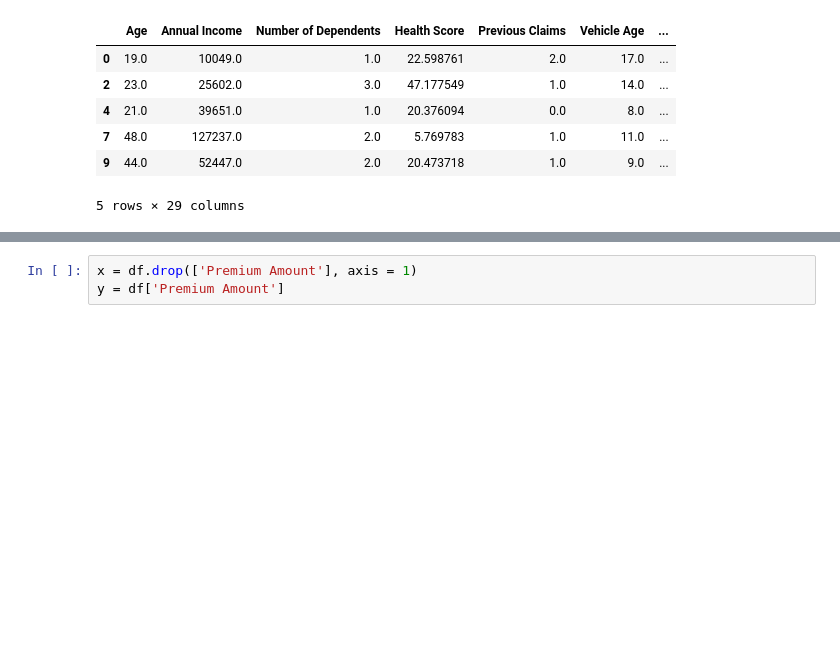
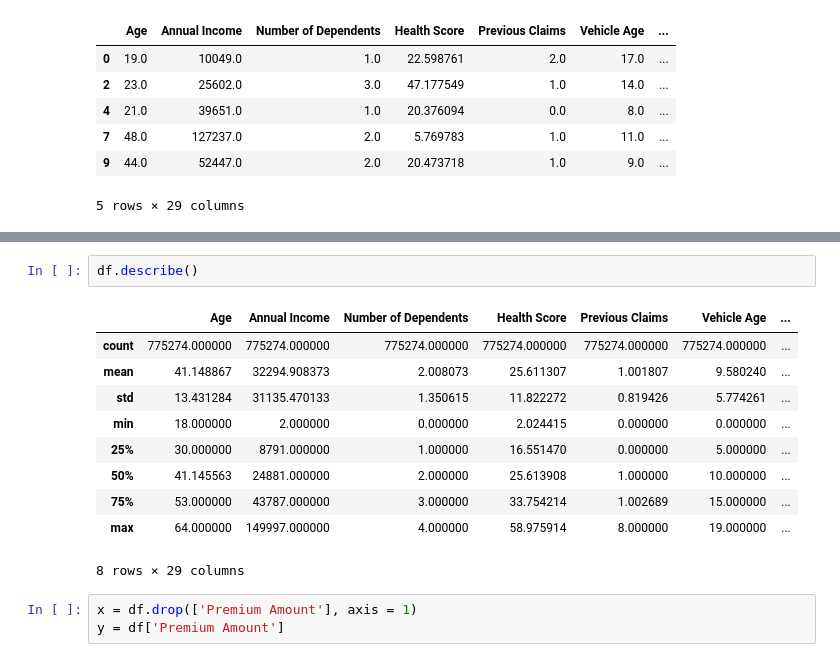
Before and after one commit to yash-meshram/Insurance-Premium, a Jupyter notebook: insurance-premium.ipynb, the cells around one changed output, grey strips where cells are left out. Drawn from its saved outputs; the diff is of its cells as text; blank space fills up the shorter version.

```diff
--- a/insurance-premium.ipynb
+++ b/insurance-premium.ipynb
@@ -93,3 +115,16 @@ df.dtypes
+# %%
+df.describe()
+# %% [output]
+|  | Age | Annual Income | Number of Dependents | Health Score | Previous Claims | Vehicle Age | ... |
+| count | 775274.000000 | 775274.000000 | 775274.000000 | 775274.000000 | 775274.000000 | 775274.000000 | ... |
+| mean | 41.148867 | 32294.908373 | 2.008073 | 25.611307 | 1.001807 | 9.580240 | ... |
+| std | 13.431284 | 31135.470133 | 1.350615 | 11.822272 | 0.819426 | 5.774261 | ... |
+| min | 18.000000 | 2.000000 | 0.000000 | 2.024415 | 0.000000 | 0.000000 | ... |
+| 25% | 30.000000 | 8791.000000 | 1.000000 | 16.551470 | 0.000000 | 5.000000 | ... |
+| 50% | 41.145563 | 24881.000000 | 2.000000 | 25.613908 | 1.000000 | 10.000000 | ... |
+| 75% | 53.000000 | 43787.000000 | 3.000000 | 33.754214 | 1.002689 | 15.000000 | ... |
+| max | 64.000000 | 149997.000000 | 4.000000 | 58.975914 | 8.000000 | 19.000000 | ... |
+8 rows × 29 columns
 # %%
 x = df.drop(['Premium Amount'], axis = 1)
 y = df['Premium Amount']
```
Also changed, not shown: parts of 14 cells of this notebook.
